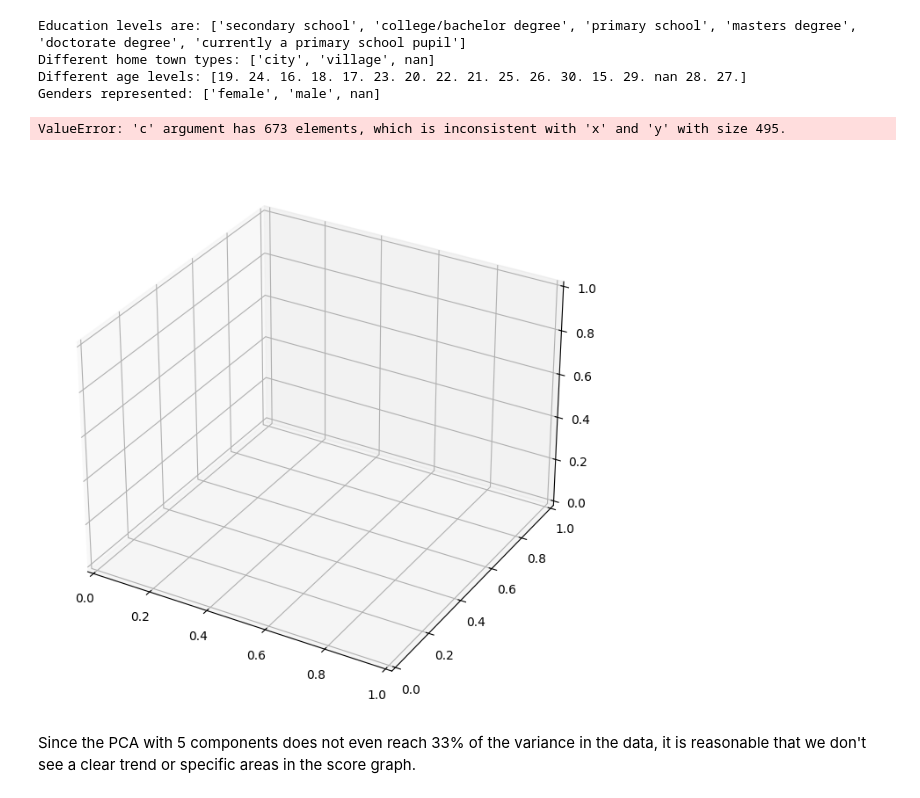
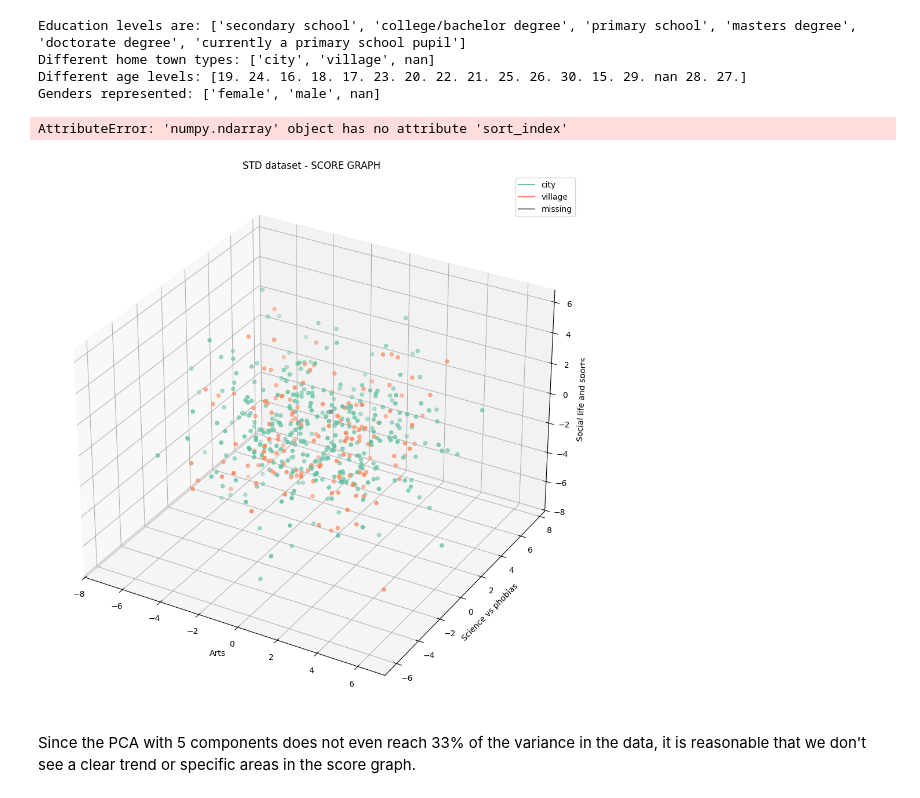
Before and after one commit to fabiolauro/PCA_CLA_Project, a Jupyter notebook: HWpca_Lauro_Martellone.ipynb, the cells around one changed output. Cells and saved outputs as stored; diff of their text form; code cells hidden in the pictures.

Commit message:
still working on graphs

```diff
--- a/HWpca_Lauro_Martellone.ipynb
+++ b/HWpca_Lauro_Martellone.ipynb
@@ -170,6 +170,7 @@ url = "https://raw.githubusercontent.com/fabiolauro/PCA_CLA_Project/refs/heads/m
 responses_df = pd.read_csv(url)
 rows = responses_df.shape[0]
 responses_df_rows = responses_df.sample(round(2*rows/3), replace = False, random_state= random_seed)
+responses_df_rows = responses_df_rows.sort_index()
 
 #now let's take only the columns we are interested in
 
@@ -302,6 +303,8 @@ X_df_trial['Alcohol'] = X_df_trial['Alcohol'].map(drinking)
 
 X_df = X_df_trial.copy()
 
+X_df = X_df.sort_index()
+
 print(X_df_raw["Alcohol"], X_df_trial["Alcohol"])
 #IT WORKS!
 # %% [output]
@@ -709,22 +716,32 @@ colors_edu = responses_df_rows["Education"].apply(lambda x: color_education[x] i
 colors_town = responses_df_rows["Home Town Type"].apply(lambda x: color_town_type[x] if pd.notnull(x) else color_town_type['missing'])
 colors_gen = responses_df_rows["Gender"].apply(lambda x: color_gender[x] if pd.notnull(x) else color_gender['missing'])
 colors_age = responses_df_rows["Age"].apply(assign_color_age)
+# %%
+indexes_colors = X_df.index
+colors_edu = colors_edu[indexes_colors].sort_index()
+colors_town = colors_town[indexes_colors]
+colors_gen = colors_gen[indexes_colors]
+colors_age = colors_age[indexes_colors]
+# %%
+print(Y_std.sort_index())
+# %% [output]
+AttributeError: 'numpy.ndarray' object has no attribute 'sort_index'
 # %%
 #let's consider education first
+colors_town_legend = [Line2D([0], [0], color=color_town_type[k], label = k) for k in color_town_type.keys()]
 
-sg_std = plt.figure(figsize=(8, 8))
+sg_std = plt.figure(figsize=(12, 12))
 ax_sg_std = sg_std.add_subplot(111, projection='3d')
-ax_sg_std.scatter(Y_std[:,0],Y_std[:,1],Y_std[:,2], color= colors_edu)
+ax_sg_std.scatter(Y_std[:,0],Y_std[:,1],Y_std[:,2], color= colors_town)
 plt.title('STD dataset - SCORE GRAPH')
 ax_sg_std.set_xlabel(pc_std_names[0])
 ax_sg_std.set_ylabel(pc_std_names[1])
 ax_sg_std.set_zlabel(pc_std_names[2])
-#plt.legend(overall_colors_legend, [k for k in dict_overall_colors.keys()])
+plt.legend(colors_town_legend, [k for k in color_town_type.keys()])
 plt.grid()
 plt.show()
 # %% [output]
-ValueError: 'c' argument has 673 elements, which is inconsistent with 'x' and 'y' with size 495.
-[figure, old version]
+[figure, new version]
 # %% [markdown]
 Since the PCA with 5 components does not even reach 33% of the variance in the data, it is reasonable that we don't see a clear trend or specific areas in the score graph.
 # %%
```
Also changed, not shown: parts of 4 cells of this notebook.
